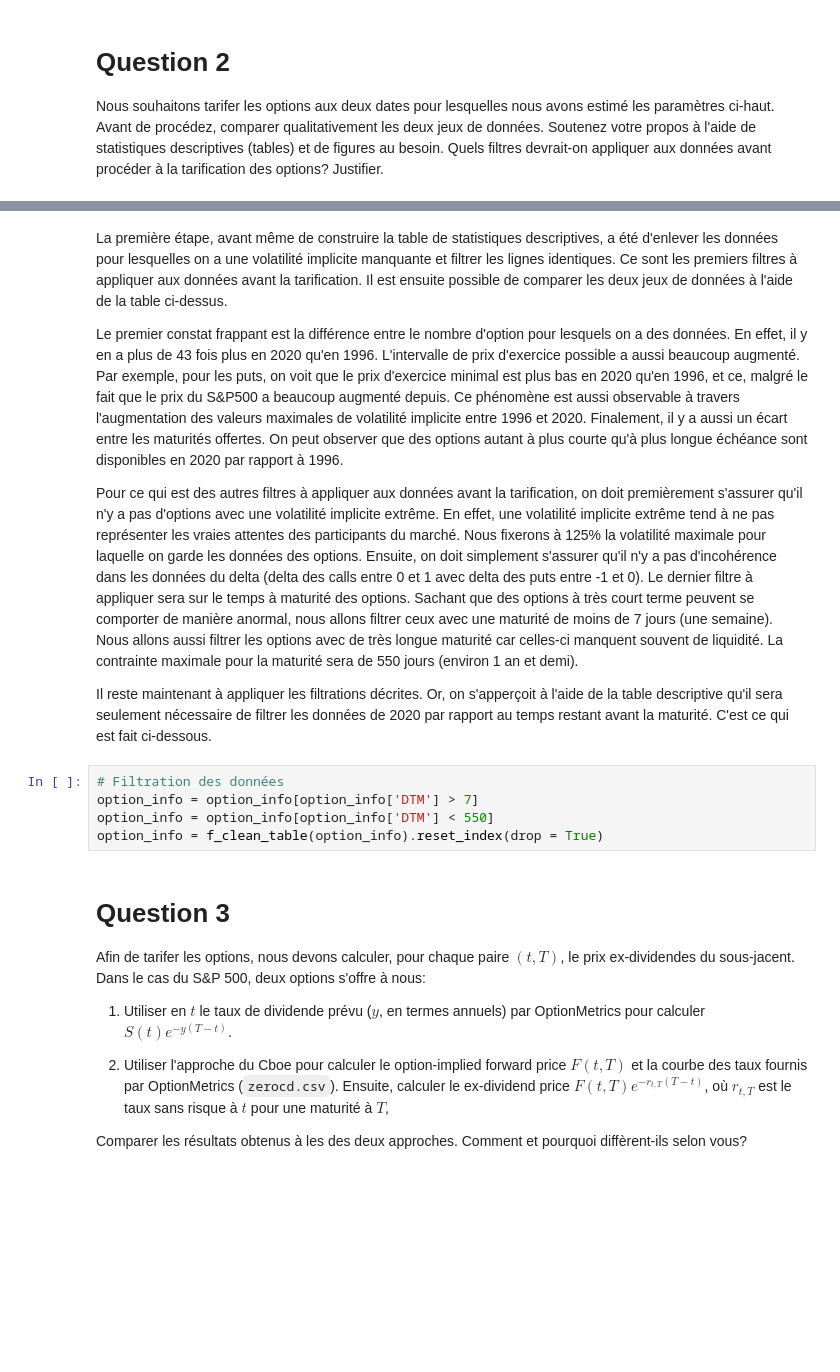
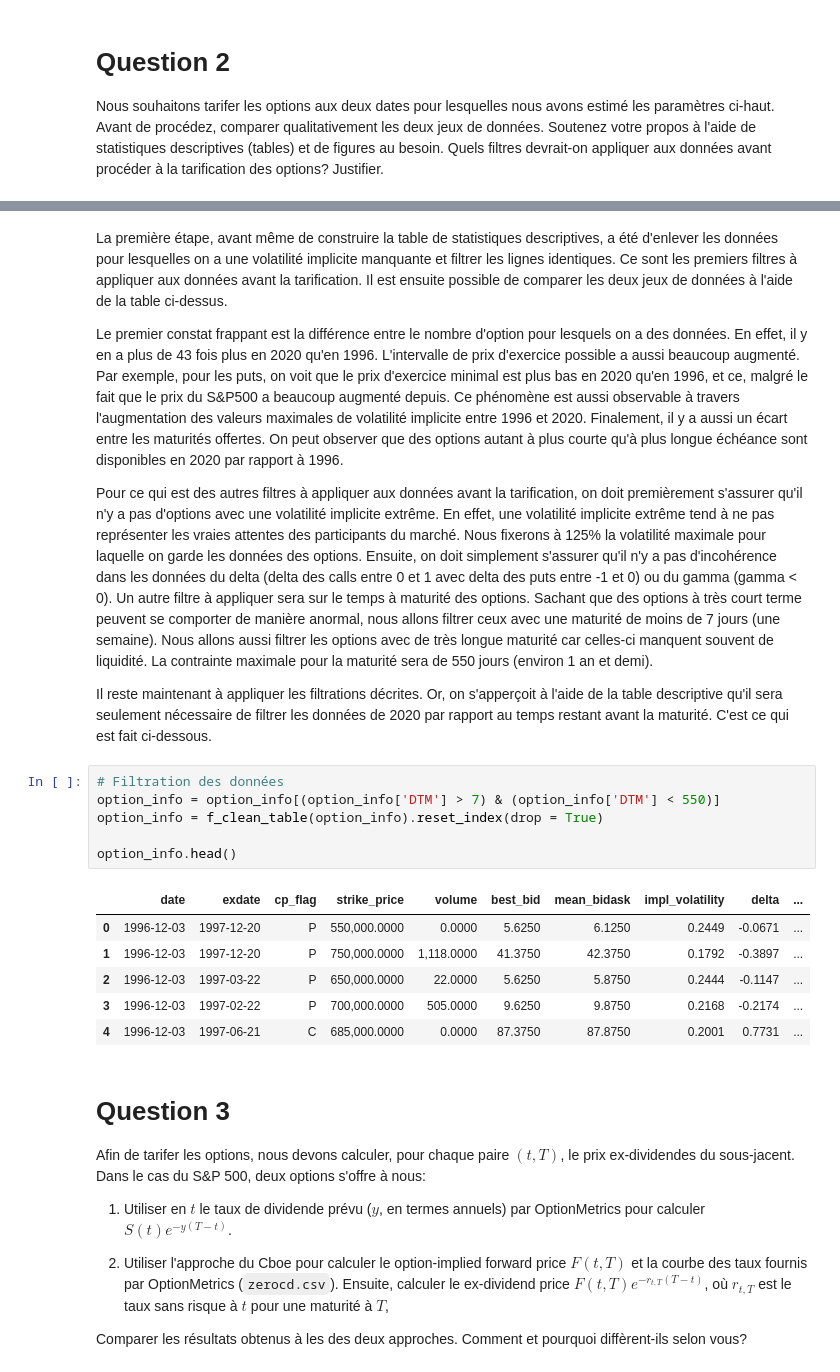
Before and after one commit to widelc/TP2_PD, a Jupyter notebook: assignment2.ipynb, the cells around one changed output, grey strips where cells are left out. Cells and saved outputs as stored; diff of their text form; blank space fills up the shorter version.

```diff
--- a/assignment2.ipynb
+++ b/assignment2.ipynb
@@ -108,14 +144,22 @@ La première étape, avant même de construire la table de statistiques descript
 
 Le premier constat frappant est la différence entre le nombre d'option pour lesquels on a des données. En effet, il y en a plus de 43 fois plus en 2020 qu'en 1996. L'intervalle de prix d'exercice possible a aussi beaucoup augmenté. Par exemple, pour les puts, on voit que le prix d'exercice minimal est plus bas en 2020 qu'en 1996, et ce, malgré le fait que le prix du S&P500 a beaucoup augmenté depuis. Ce phénomène est aussi observable à travers l'augmentation des valeurs maximales de volatilité implicite entre 1996 et 2020. Finalement, il y a aussi un écart entre les maturités offertes. On peut observer que des options autant à plus courte qu'à plus longue échéance sont disponibles en 2020 par rapport à 1996.
 
-Pour ce qui est des autres filtres à appliquer aux données avant la tarification, on doit premièrement s'assurer qu'il n'y a pas d'options avec une volatilité implicite extrême. En effet, une volatilité implicite extrême tend à ne pas représenter les vraies attentes des participants du marché. Nous fixerons à 125% la volatilité maximale pour laquelle on garde les données des options. Ensuite, on doit simplement s'assurer qu'il n'y a pas d'incohérence dans les données du delta (delta des calls entre 0 et 1 avec delta des puts entre -1 et 0). Le dernier filtre à appliquer sera sur le temps à maturité des options. Sachant que des options à très court terme peuvent se comporter de manière anormal, nous allons filtrer ceux avec une maturité de moins de 7 jours (une semaine). Nous allons aussi filtrer les options avec de très longue maturité car celles-ci manquent souvent de liquidité. La contrainte maximale pour la maturité sera de 550 jours (environ 1 an et demi).
+Pour ce qui est des autres filtres à appliquer aux données avant la tarification, on doit premièrement s'assurer qu'il n'y a pas d'options avec une volatilité implicite extrême. En effet, une volatilité implicite extrême tend à ne pas représenter les vraies attentes des participants du marché. Nous fixerons à 125% la volatilité maximale pour laquelle on garde les données des options. Ensuite, on doit simplement s'assurer qu'il n'y a pas d'incohérence dans les données du delta (delta des calls entre 0 et 1 avec delta des puts entre -1 et 0) ou du gamma (gamma < 0). Un autre filtre à appliquer sera sur le temps à maturité des options. Sachant que des options à très court terme peuvent se comporter de manière anormal, nous allons filtrer ceux avec une maturité de moins de 7 jours (une semaine). Nous allons aussi filtrer les options avec de très longue maturité car celles-ci manquent souvent de liquidité. La contrainte maximale pour la maturité sera de 550 jours (environ 1 an et demi).
 
 Il reste maintenant à appliquer les filtrations décrites. Or, on s'apperçoit à l'aide de la table descriptive qu'il sera seulement nécessaire de filtrer les données de 2020 par rapport au temps restant avant la maturité. C'est ce qui est fait ci-dessous.
 # %%
 # Filtration des données
-option_info = option_info[option_info['DTM'] > 7]
-option_info = option_info[option_info['DTM'] < 550]
+option_info = option_info[(option_info['DTM'] > 7) & (option_info['DTM'] < 550)]
 option_info = f_clean_table(option_info).reset_index(drop = True)
+
+option_info.head()
+# %% [output]
+|  | date | exdate | cp_flag | strike_price | volume | best_bid | mean_bidask | impl_volatility | delta | ... |
+| 0 | 1996-12-03 | 1997-12-20 | P | 550,000.0000 | 0.0000 | 5.6250 | 6.1250 | 0.2449 | -0.0671 | ... |
+| 1 | 1996-12-03 | 1997-12-20 | P | 750,000.0000 | 1,118.0000 | 41.3750 | 42.3750 | 0.1792 | -0.3897 | ... |
+| 2 | 1996-12-03 | 1997-03-22 | P | 650,000.0000 | 22.0000 | 5.6250 | 5.8750 | 0.2444 | -0.1147 | ... |
+| 3 | 1996-12-03 | 1997-02-22 | P | 700,000.0000 | 505.0000 | 9.6250 | 9.8750 | 0.2168 | -0.2174 | ... |
+| 4 | 1996-12-03 | 1997-06-21 | C | 685,000.0000 | 0.0000 | 87.3750 | 87.8750 | 0.2001 | 0.7731 | ... |
 # %% [markdown]
 # Question 3
 
```
Also changed, not shown: parts of 10 cells of this notebook, 1 other file.
